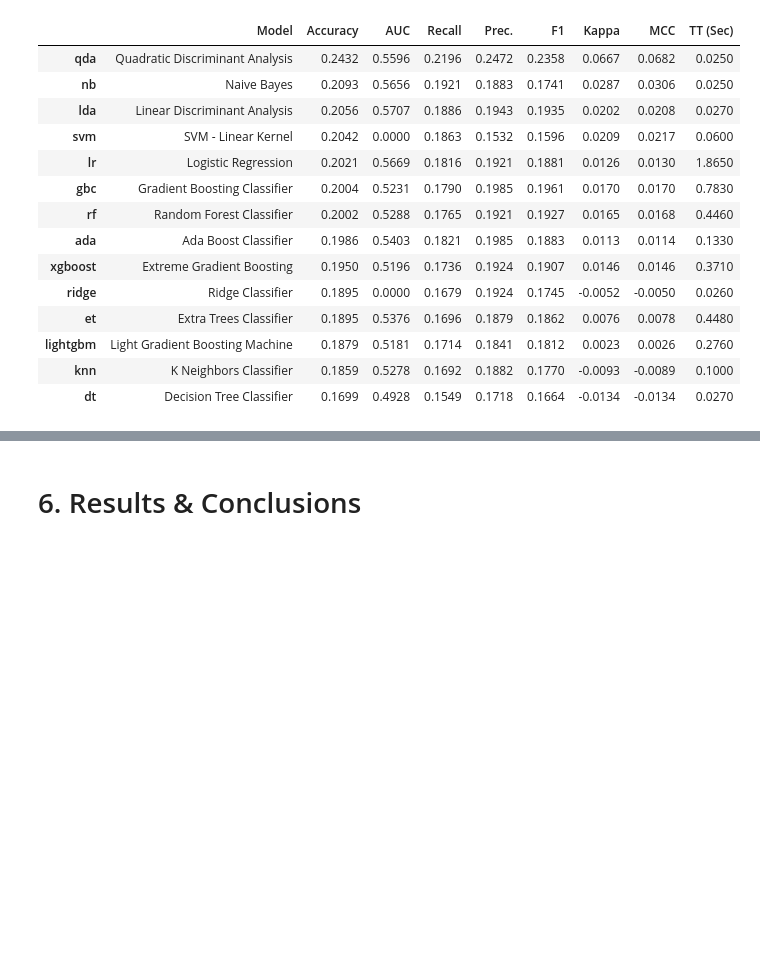
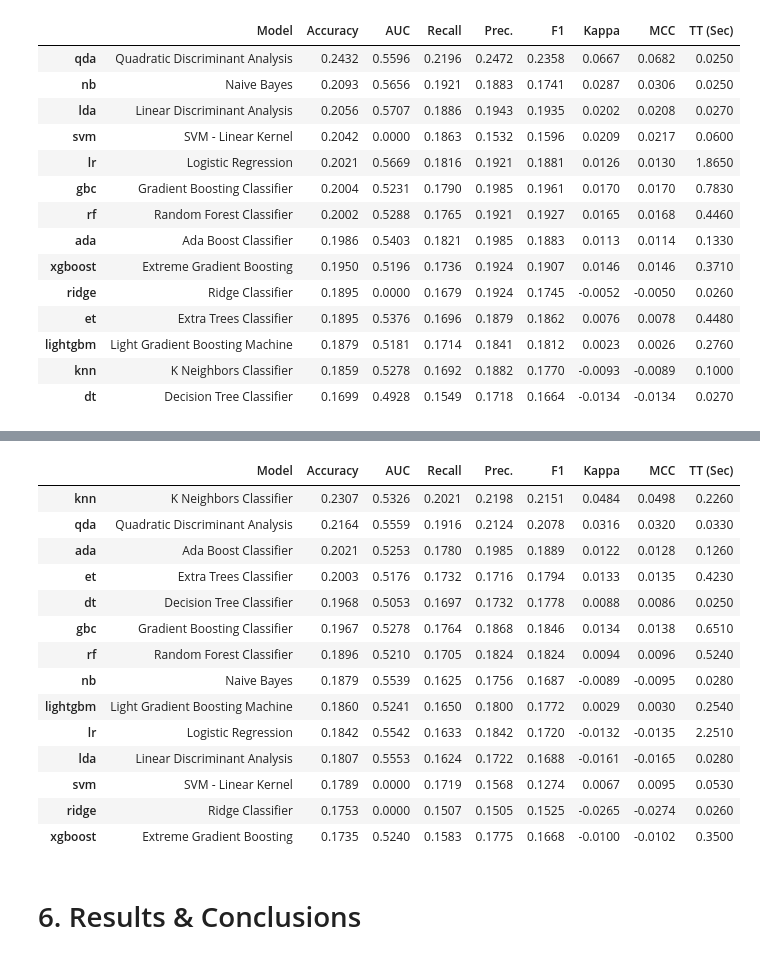
Before and after one commit to MarkusHumetus/-Hackathon_Talent_Squad_III_DS, a Jupyter notebook: main_Notebook.ipynb, the cells around one changed output, grey strips where cells are left out. Saved outputs shown, nothing was run; the diff lists cells and outputs as text; code cells hidden in the pictures; blank space fills up the shorter version.

```diff
--- a/main_Notebook.ipynb
+++ b/main_Notebook.ipynb
@@ -176,0 +208,3 @@ Report 'C:\Users\march\000 Treball Ju`yter 000\Hackathons\\-Hackathon_Talent_Squ
+# %%
+acad_Yield_train_dum_max = max_num_colmns(acad_Yield_train_dum)
+acad_Yield_train_dum_max
@@ -206,0 +416,26 @@ best_model_rfc=compare_models()
+# %%
+setup(acad_Yield_train_dum_max,
+          target='parental level of education',
+          session_id=42,
+          normalize = True,
+          fold_strategy = 'stratifiedkfold',
+          verbose =False ,
+          #silent = True
+    )
+best_model_rfc=compare_models()
+# %% [output]
+|  | Model | Accuracy | AUC | Recall | Prec. | F1 | Kappa | MCC | TT (Sec) |
+| knn | K Neighbors Classifier | 0.2307 | 0.5326 | 0.2021 | 0.2198 | 0.2151 | 0.0484 | 0.0498 | 0.2260 |
+| qda | Quadratic Discriminant Analysis | 0.2164 | 0.5559 | 0.1916 | 0.2124 | 0.2078 | 0.0316 | 0.0320 | 0.0330 |
+| ada | Ada Boost Classifier | 0.2021 | 0.5253 | 0.1780 | 0.1985 | 0.1889 | 0.0122 | 0.0128 | 0.1260 |
+| et | Extra Trees Classifier | 0.2003 | 0.5176 | 0.1732 | 0.1716 | 0.1794 | 0.0133 | 0.0135 | 0.4230 |
+| dt | Decision Tree Classifier | 0.1968 | 0.5053 | 0.1697 | 0.1732 | 0.1778 | 0.0088 | 0.0086 | 0.0250 |
+| gbc | Gradient Boosting Classifier | 0.1967 | 0.5278 | 0.1764 | 0.1868 | 0.1846 | 0.0134 | 0.0138 | 0.6510 |
+| rf | Random Forest Classifier | 0.1896 | 0.5210 | 0.1705 | 0.1824 | 0.1824 | 0.0094 | 0.0096 | 0.5240 |
+| nb | Naive Bayes | 0.1879 | 0.5539 | 0.1625 | 0.1756 | 0.1687 | -0.0089 | -0.0095 | 0.0280 |
+| lightgbm | Light Gradient Boosting Machine | 0.1860 | 0.5241 | 0.1650 | 0.1800 | 0.1772 | 0.0029 | 0.0030 | 0.2540 |
+| lr | Logistic Regression | 0.1842 | 0.5542 | 0.1633 | 0.1842 | 0.1720 | -0.0132 | -0.0135 | 2.2510 |
+| lda | Linear Discriminant Analysis | 0.1807 | 0.5553 | 0.1624 | 0.1722 | 0.1688 | -0.0161 | -0.0165 | 0.0280 |
+| svm | SVM - Linear Kernel | 0.1789 | 0.0000 | 0.1719 | 0.1568 | 0.1274 | 0.0067 | 0.0095 | 0.0530 |
+| ridge | Ridge Classifier | 0.1753 | 0.0000 | 0.1507 | 0.1505 | 0.1525 | -0.0265 | -0.0274 | 0.0260 |
+| xgboost | Extreme Gradient Boosting | 0.1735 | 0.5240 | 0.1583 | 0.1775 | 0.1668 | -0.0100 | -0.0102 | 0.3500 |
```
Also changed, not shown: parts of 16 cells of this notebook, 3 other files.
